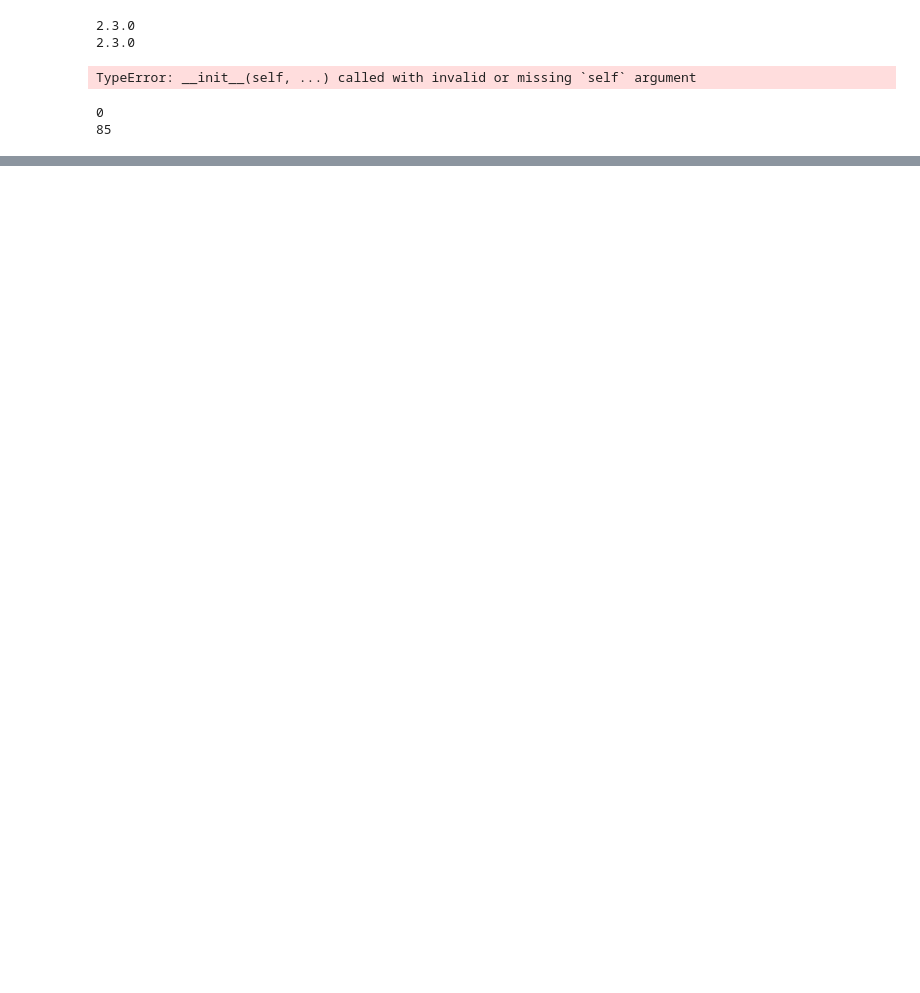
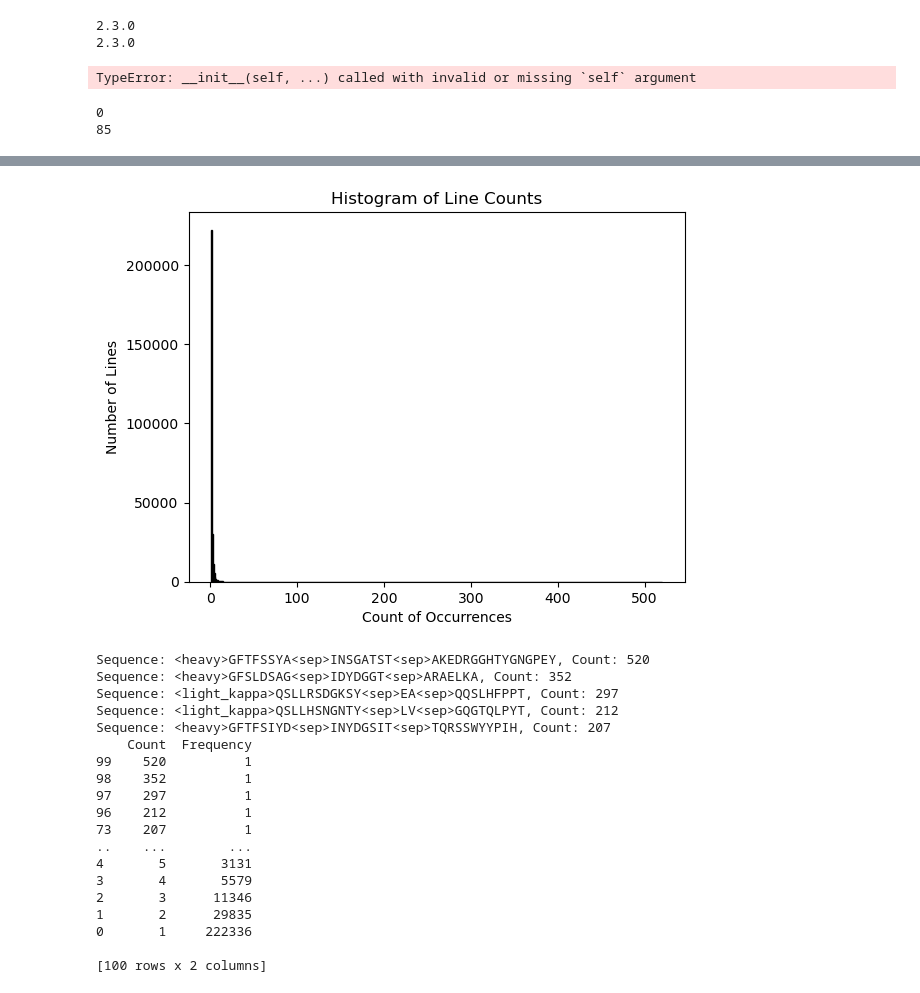
Before and after one commit to Dominko/DoggifAI, a Jupyter notebook: scripts/data_analysis/data_analysis.ipynb, the cells around one changed output, grey strips where cells are left out. Drawn from its saved outputs; the diff is of its cells as text; code cells hidden in the pictures; blank space fills up the shorter version.

```diff
--- a/scripts/data_analysis/data_analysis.ipynb
+++ b/scripts/data_analysis/data_analysis.ipynb
@@ -345,0 +379,58 @@ print(i)
+# %%
+train_data_dir = '../../datasets/doggy_data/train_ft_input'
+test_data_dir = '../../datasets/doggy_data/test_ft_input'
+val_data_dir = '../../datasets/doggy_data/val_ft_input'
+
+from collections import defaultdict
+import pandas as pd
+
+line_counts = defaultdict(int)
+
+for data_dir in [train_data_dir, test_data_dir, val_data_dir]:
+    with open(data_dir, "r") as handle:
+        handle.readline()  # Skip the first line
+        for line in handle:
+            line = line.strip()
+            line_counts[line] += 1
+
+import matplotlib.pyplot as plt
+
+# Extract counts
+counts = list(line_counts.values())
+
+# Plot histogram
+plt.hist(counts, bins=range(1, max(counts) + 1), edgecolor='black')
+plt.xlabel('Count of Occurrences')
+plt.ylabel('Number of Lines')
+plt.title('Histogram of Line Counts')
+plt.show()
+
+# Display counts as a table, sorted from high to low
+counts_df = pd.DataFrame(counts, columns=['Count']).value_counts().reset_index(name='Frequency').sort_values(by='Count', ascending=False)
+# Print the top 5 entries with sequences
+top_5_sequences = counts_df.head(5)
+for index, row in top_5_sequences.iterrows():
+    sequence = list(line_counts.keys())[list(line_counts.values()).index(row['Count'])]
+    print(f"Sequence: {sequence}, Count: {row['Count']}")
+print(counts_df)
+# %% [output]
+[figure, added]
+Sequence: <heavy>GFTFSSYA<sep>INSGATST<sep>AKEDRGGHTYGNGPEY, Count: 520
+Sequence: <heavy>GFSLDSAG<sep>IDYDGGT<sep>ARAELKA, Count: 352
+Sequence: <light_kappa>QSLLRSDGKSY<sep>EA<sep>QQSLHFPPT, Count: 297
+Sequence: <light_kappa>QSLLHSNGNTY<sep>LV<sep>GQGTQLPYT, Count: 212
+Sequence: <heavy>GFTFSIYD<sep>INYDGSIT<sep>TQRSSWYYPIH, Count: 207
+    Count  Frequency
+99    520          1
+98    352          1
+97    297          1
+96    212          1
+73    207          1
+..    ...        ...
+4       5       3131
+3       4       5579
+2       3      11346
+1       2      29835
+0       1     222336
+
+[100 rows x 2 columns]
```
Also changed, not shown: parts of 5 cells of this notebook, 1 other file.
